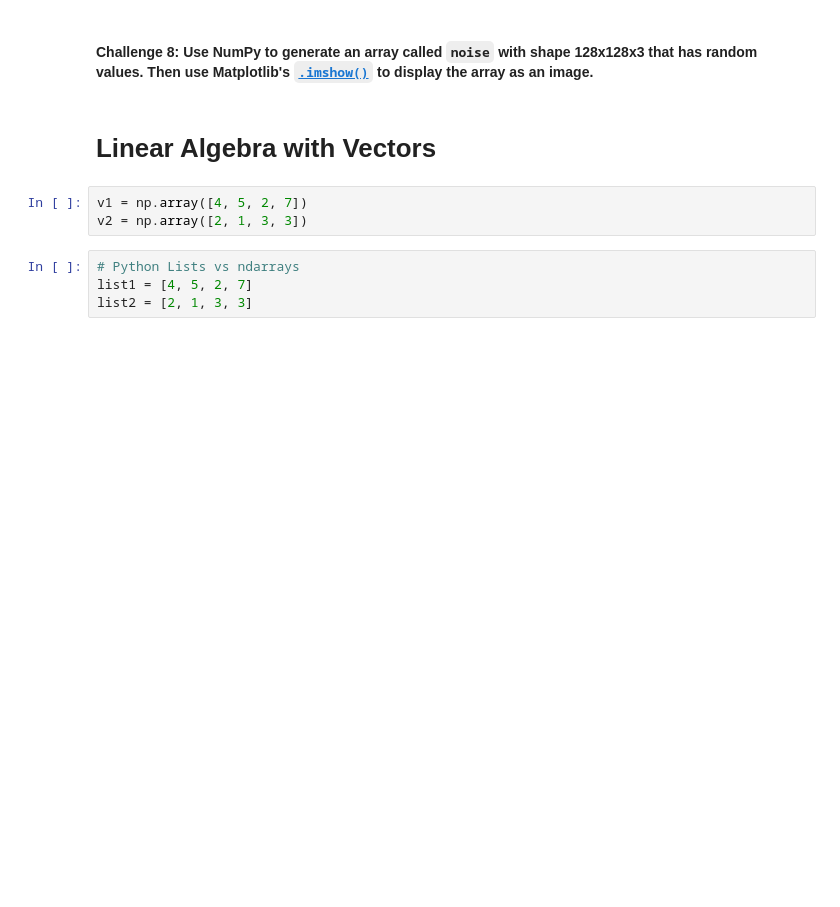
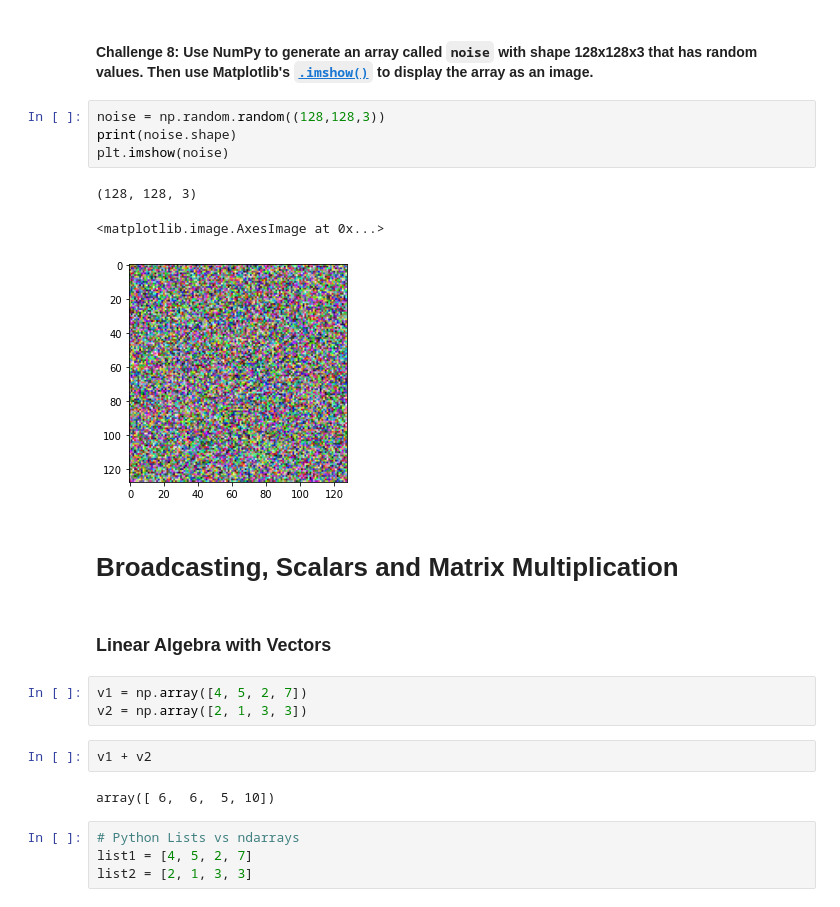
Before and after one commit to shihying-yang/100_days_of_code, a Jupyter notebook: day_076/Computation with NumPy/Computation_with_NumPy_and_N_Dimensional_Arrays_(start).ipynb, the cells around one changed output. Cells and saved outputs as stored; diff of their text form; blank space fills up the shorter version.

```diff
--- a/day_076/Computation with NumPy/Computation_with_NumPy_and_N_Dimensional_Arrays_(start).ipynb
+++ b/day_076/Computation with NumPy/Computation_with_NumPy_and_N_Dimensional_Arrays_(start).ipynb
@@ -129,10 +207,24 @@ Hint: Use the [`.random()` function](https://numpy.org/doc/stable/reference/rand
 # %% [markdown]
 #### **Challenge 8**: Use NumPy to generate an array called `noise` with shape 128x128x3 that has random values. Then use Matplotlib's [`.imshow()`](https://matplotlib.org/3.1.1/api/_as_gen/matplotlib.pyplot.imshow.html) to display the array as an image.
+# %%
+noise = np.random.random((128,128,3))
+print(noise.shape)
+plt.imshow(noise)
+# %% [output]
+(128, 128, 3)
+<matplotlib.image.AxesImage at 0x...>
+[figure, added]
+# %% [markdown]
+# Broadcasting, Scalars and Matrix Multiplication
 # %% [markdown]
-# Linear Algebra with Vectors
+### Linear Algebra with Vectors
 # %%
 v1 = np.array([4, 5, 2, 7])
 v2 = np.array([2, 1, 3, 3])
+# %%
+v1 + v2
+# %% [output]
+array([ 6,  6,  5, 10])
 # %%
 # Python Lists vs ndarrays
 list1 = [4, 5, 2, 7]
```
Also changed, not shown: parts of 40 cells of this notebook, 8 other files.
